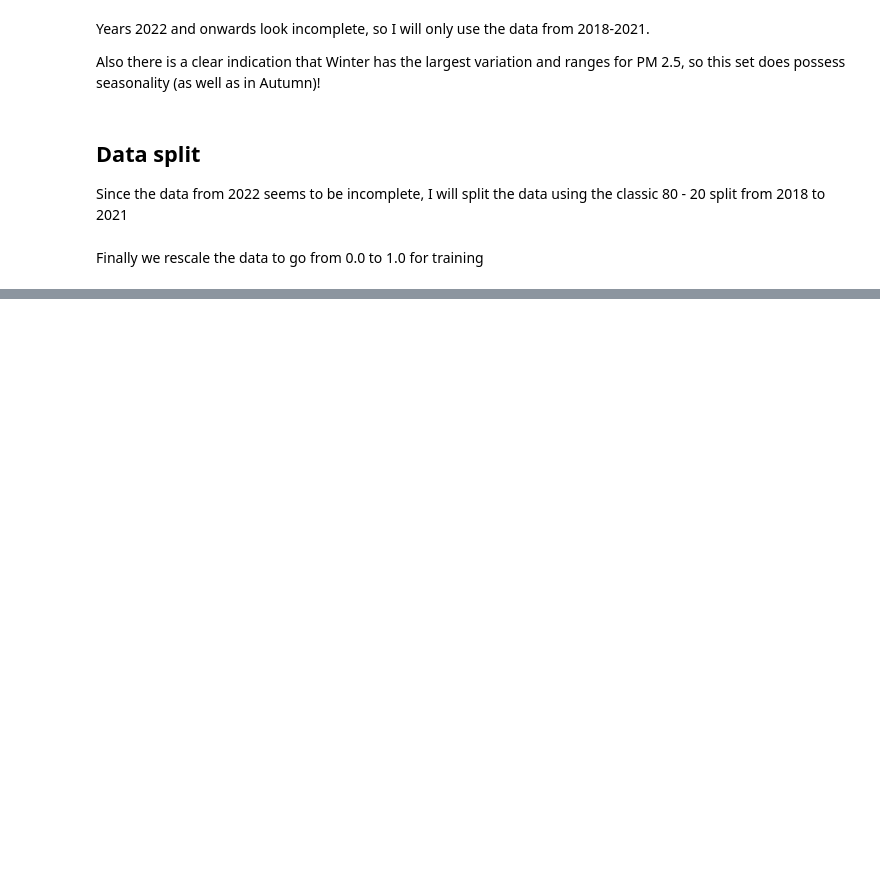
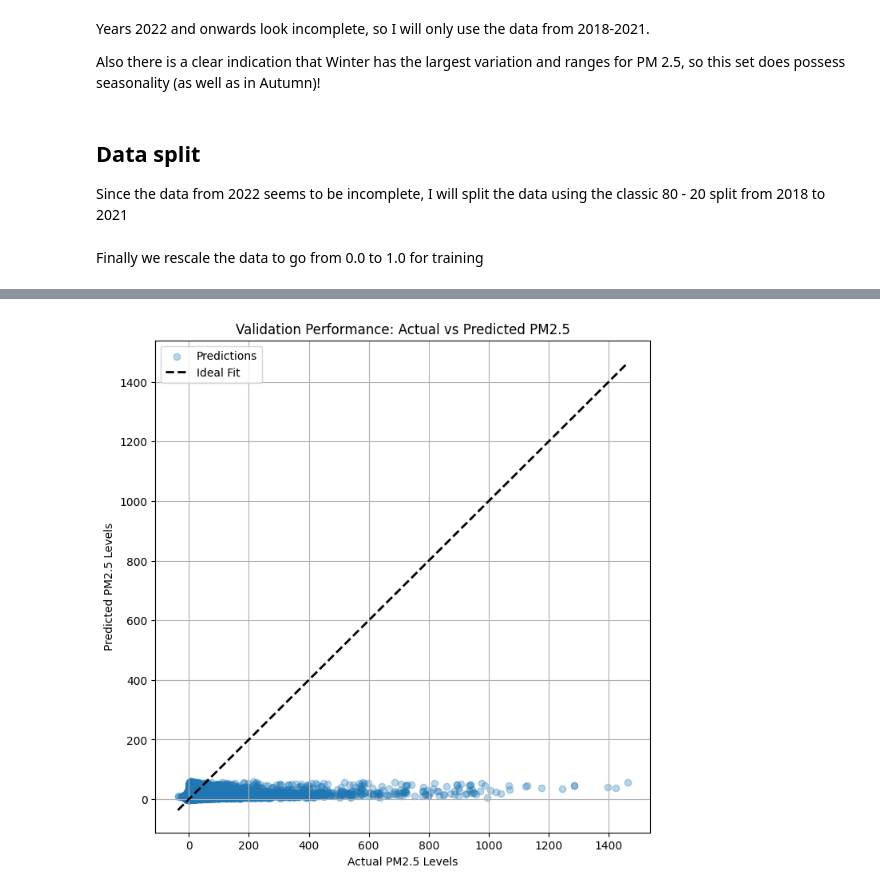
Before and after one commit to felix-rojas/air-quality-deeplearning, a Jupyter notebook: air-quality-data-filtering.ipynb, the cells around one changed output, grey strips where cells are left out. Cells and saved outputs as stored; diff of their text form; code cells hidden in the pictures; blank space fills up the shorter version.

Commit message:
Kaggle Notebook | Air Quality data filtering | First checkpoint training

```diff
--- a/air-quality-data-filtering.ipynb
+++ b/air-quality-data-filtering.ipynb
@@ -265,0 +541,4 @@ test_scaled = scaler.transform(test_data[['pm25']])
+# %%
+import pandas as pd
+backup_df = pd.read_parquet("/kaggle/input/datasets/flixrojas/usa-2018-2021-aq-df-geoquery-parquet")
+backup_df.info()
@@ -265,0 +660,12 @@ test_scaled = scaler.transform(test_data[['pm25']])
+# %%
+import matplotlib.pyplot as plt
+
+# scaled predictions from the model
+y_pred_scaled = model.predict(X_val_scaled)
+
+# true scaled values (validation targets)
+y_true_scaled = y_val_scaled
+
+# inverse transform both to get actual PM2.5 levels
+y_pred_actual = scaler_y.inverse_transform(y_pred_scaled)
+y_true_actual = scaler_y.inverse_transform(y_true_scaled)
@@ -265,0 +674,18 @@ test_scaled = scaler.transform(test_data[['pm25']])
+# %%
+plt.figure(figsize=(8, 8))
+
+# Scatter plot of actual vs predicted
+plt.scatter(y_true_actual, y_pred_actual, alpha=0.3, label='Predictions')
+
+min_val = min(y_true_actual.min(), y_pred_actual.min())
+max_val = max(y_true_actual.max(), y_pred_actual.max())
+plt.plot([min_val, max_val], [min_val, max_val], 'k--', lw=2, label='Ideal Fit')
+
+plt.xlabel('Actual PM2.5 Levels')
+plt.ylabel('Predicted PM2.5 Levels')
+plt.title('Validation Performance: Actual vs Predicted PM2.5')
+plt.legend()
+plt.grid(True)
+plt.show()
+# %% [output]
+[figure, added]
```
Also changed, not shown: parts of 20 cells of this notebook.
